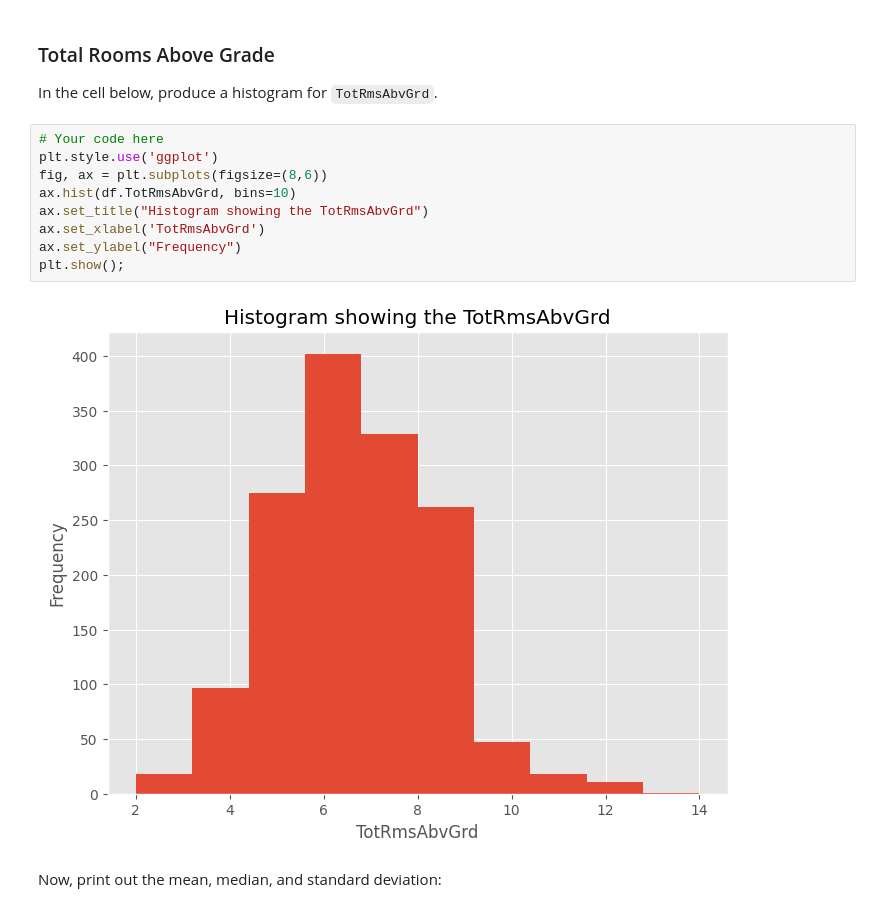
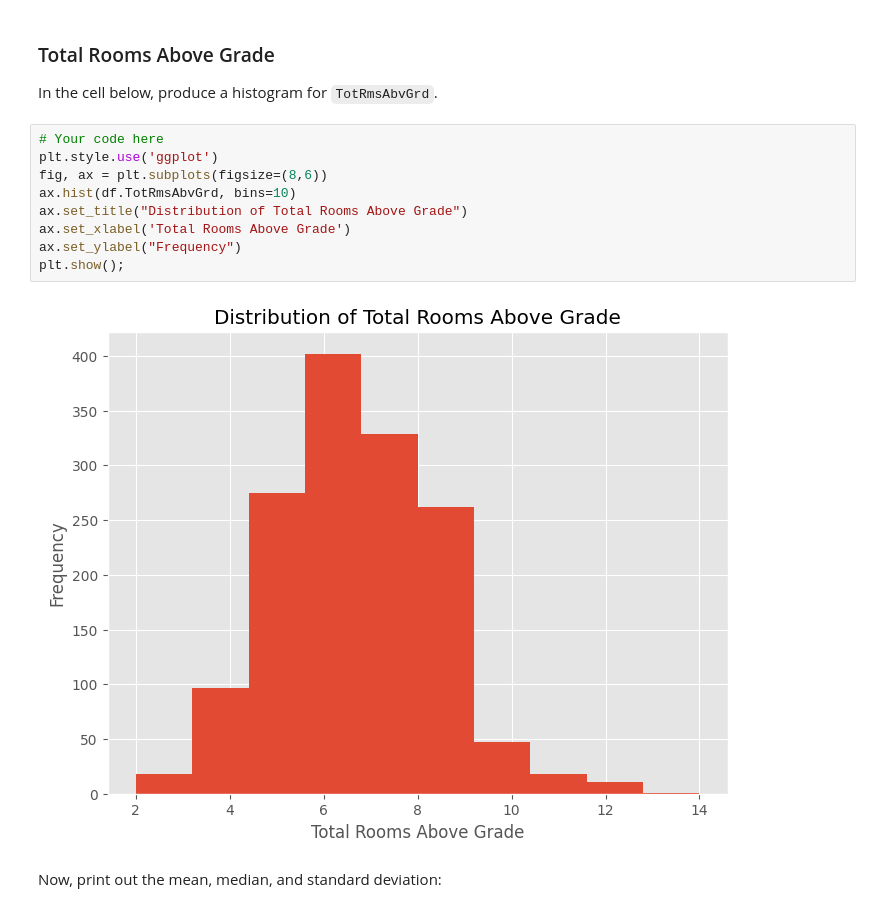
Before and after one commit to D-EKALE/dsc-pandas-eda-lab, a Jupyter notebook: index.ipynb, the cells around one changed output. Cells and saved outputs as stored; diff of their text form.

```diff
--- a/index.ipynb
+++ b/index.ipynb
@@ -202,14 +202,14 @@ In the cell below, produce a histogram for `TotRmsAbvGrd`.
 # %%
 # Your code here
 plt.style.use('ggplot')
 fig, ax = plt.subplots(figsize=(8,6))
 ax.hist(df.TotRmsAbvGrd, bins=10)
-ax.set_title("Histogram showing the TotRmsAbvGrd")
-ax.set_xlabel('TotRmsAbvGrd')
+ax.set_title("Distribution of Total Rooms Above Grade")
+ax.set_xlabel('Total Rooms Above Grade')
 ax.set_ylabel("Frequency")
 plt.show();
 # %% [output]
-[figure, old version]
+[figure, new version]
 # %% [markdown]
 Now, print out the mean, median, and standard deviation:
 # %%
```
Also changed, not shown: parts of 4 cells of this notebook.
